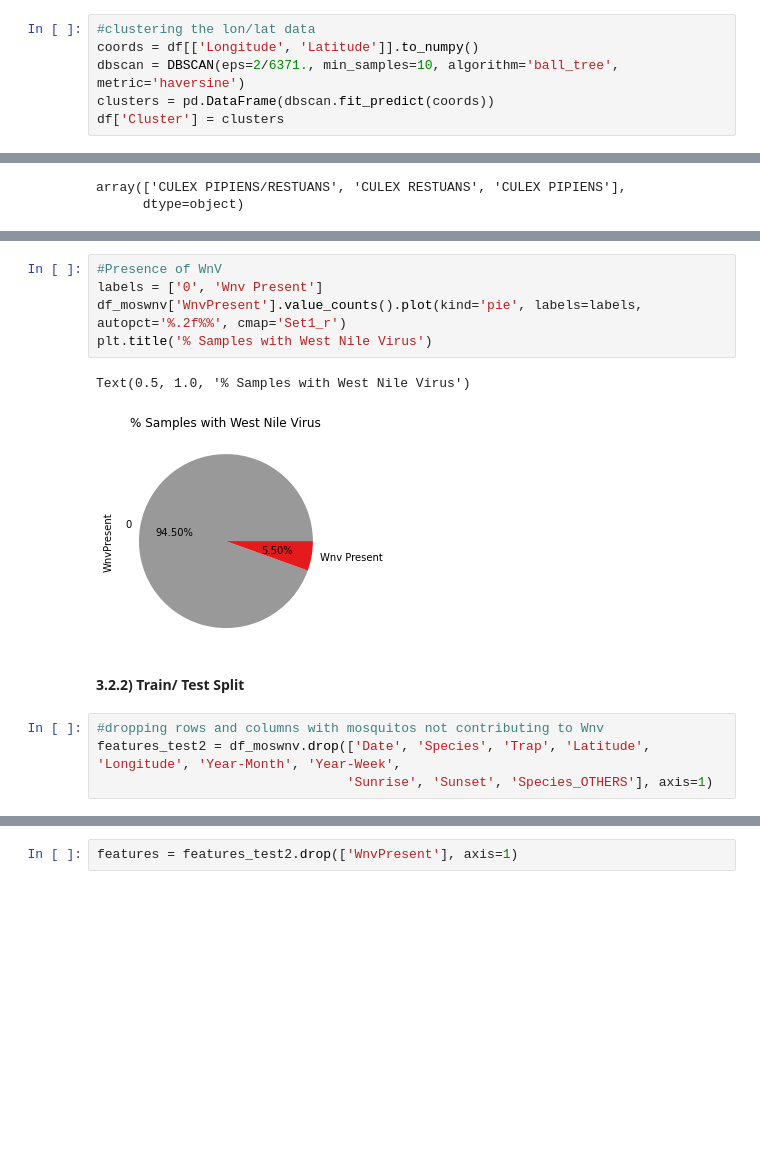
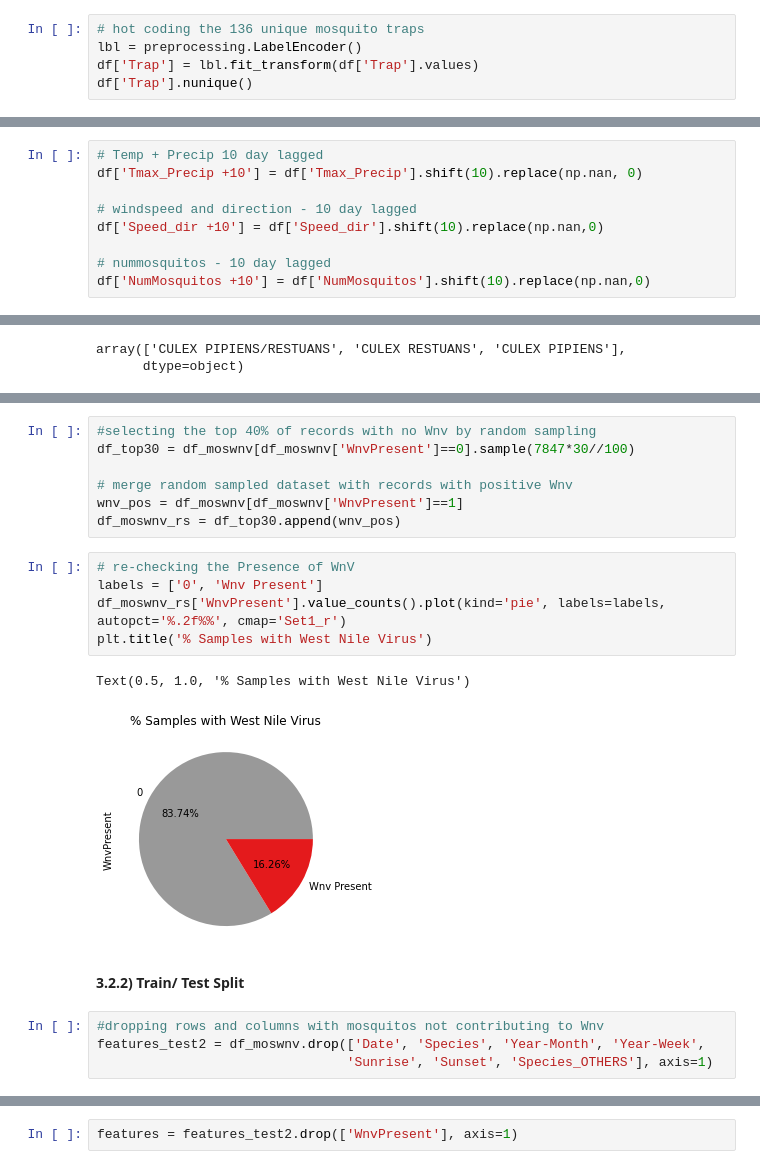
Before and after one commit to jade-lam/Springboard-DSC, a Jupyter notebook: Capstone 2 - West Nile Virus Prediction.ipynb, the cells around one changed output, grey strips where cells are left out. Saved outputs shown, nothing was run; the diff lists cells and outputs as text; blank space fills up the shorter version.

```diff
--- a/Capstone 2 - West Nile Virus Prediction.ipynb
+++ b/Capstone 2 - West Nile Virus Prediction.ipynb
@@ -665,6 +666,5 @@ DBscan has been chosen as the method to perform clustering on the lon/ lat data,
-# %%
-#clustering the lon/lat data
-coords = df[['Longitude', 'Latitude']].to_numpy()
-dbscan = DBSCAN(eps=2/6371., min_samples=10, algorithm='ball_tree', metric='haversine')
-clusters = pd.DataFrame(dbscan.fit_predict(coords))
-df['Cluster'] = clusters
+# %%
+# hot coding the 136 unique mosquito traps
+lbl = preprocessing.LabelEncoder()
+df['Trap'] = lbl.fit_transform(df['Trap'].values)
+df['Trap'].nunique()
@@ -714,0 +723,9 @@ df['Rh'] = ((6.11*10.0**(7.5*df['DewPoint']/(237.7+df['DewPoint'])))/(6.11*10.0*
+# %%
+# Temp + Precip 10 day lagged
+df['Tmax_Precip +10'] = df['Tmax_Precip'].shift(10).replace(np.nan, 0)
+
+# windspeed and direction - 10 day lagged
+df['Speed_dir +10'] = df['Speed_dir'].shift(10).replace(np.nan,0)
+
+# nummosquitos - 10 day lagged
+df['NumMosquitos +10'] = df['NumMosquitos'].shift(10).replace(np.nan,0)
@@ -738,16 +764,23 @@ array(['CULEX PIPIENS/RESTUANS', 'CULEX RESTUANS', 'CULEX PIPIENS'],
+# %%
+#selecting the top 40% of records with no Wnv by random sampling
+df_top30 = df_moswnv[df_moswnv['WnvPresent']==0].sample(7847*30//100)
+
+# merge random sampled dataset with records with positive Wnv
+wnv_pos = df_moswnv[df_moswnv['WnvPresent']==1]
+df_moswnv_rs = df_top30.append(wnv_pos)
 # %%
-#Presence of WnV
+# re-checking the Presence of WnV
 labels = ['0', 'Wnv Present']
-df_moswnv['WnvPresent'].value_counts().plot(kind='pie', labels=labels, autopct='%.2f%%', cmap='Set1_r')
+df_moswnv_rs['WnvPresent'].value_counts().plot(kind='pie', labels=labels, autopct='%.2f%%', cmap='Set1_r')
 plt.title('% Samples with West Nile Virus')
 # %% [output]
 Text(0.5, 1.0, '% Samples with West Nile Virus')
-[figure, old version]
+[figure, new version]
 # %% [markdown]
 **3.2.2) Train/ Test Split**
 # %%
 #dropping rows and columns with mosquitos not contributing to Wnv
-features_test2 = df_moswnv.drop(['Date', 'Species', 'Trap', 'Latitude', 'Longitude', 'Year-Month', 'Year-Week',
+features_test2 = df_moswnv.drop(['Date', 'Species', 'Year-Month', 'Year-Week',
                                 'Sunrise', 'Sunset', 'Species_OTHERS'], axis=1)
 # %%
 features_test2.shape
```
Also changed, not shown: parts of 55 cells of this notebook.
